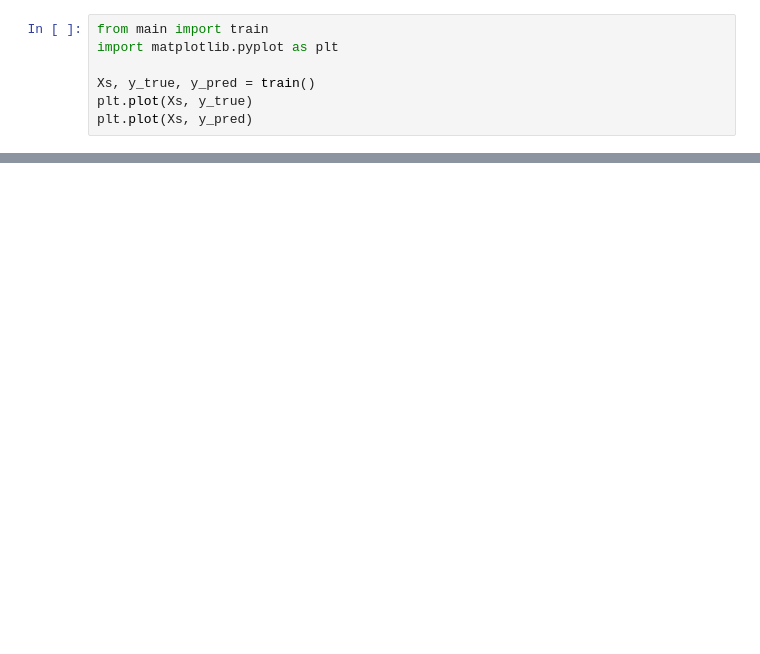
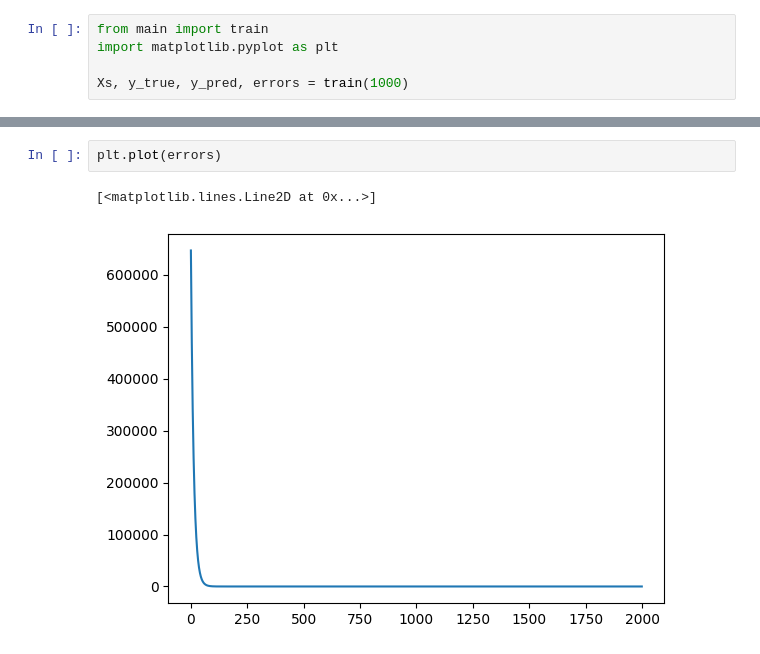
Before and after one commit to FGRCL/fourier-estimator, a Jupyter notebook: Untitled.ipynb, the cells around one changed output, grey strips where cells are left out. Saved outputs shown, nothing was run; the diff lists cells and outputs as text; blank space fills up the shorter version.

Commit message:
imporove plotting and derivative calulatins

```diff
--- a/Untitled.ipynb
+++ b/Untitled.ipynb
@@ -2,7 +2,5 @@
 from main import train
 import matplotlib.pyplot as plt
 
-Xs, y_true, y_pred = train()
-plt.plot(Xs, y_true)
-plt.plot(Xs, y_pred)
+Xs, y_true, y_pred, errors = train(1000)
 # %% [output]
@@ -25,0 +13,5 @@ plt.plot(Xs, y_pred)
+# %%
+plt.plot(errors)
+# %% [output]
+[<matplotlib.lines.Line2D at 0x...>]
+[figure, added]
```
Also changed, not shown: parts of 2 cells of this notebook, 2 other files.
